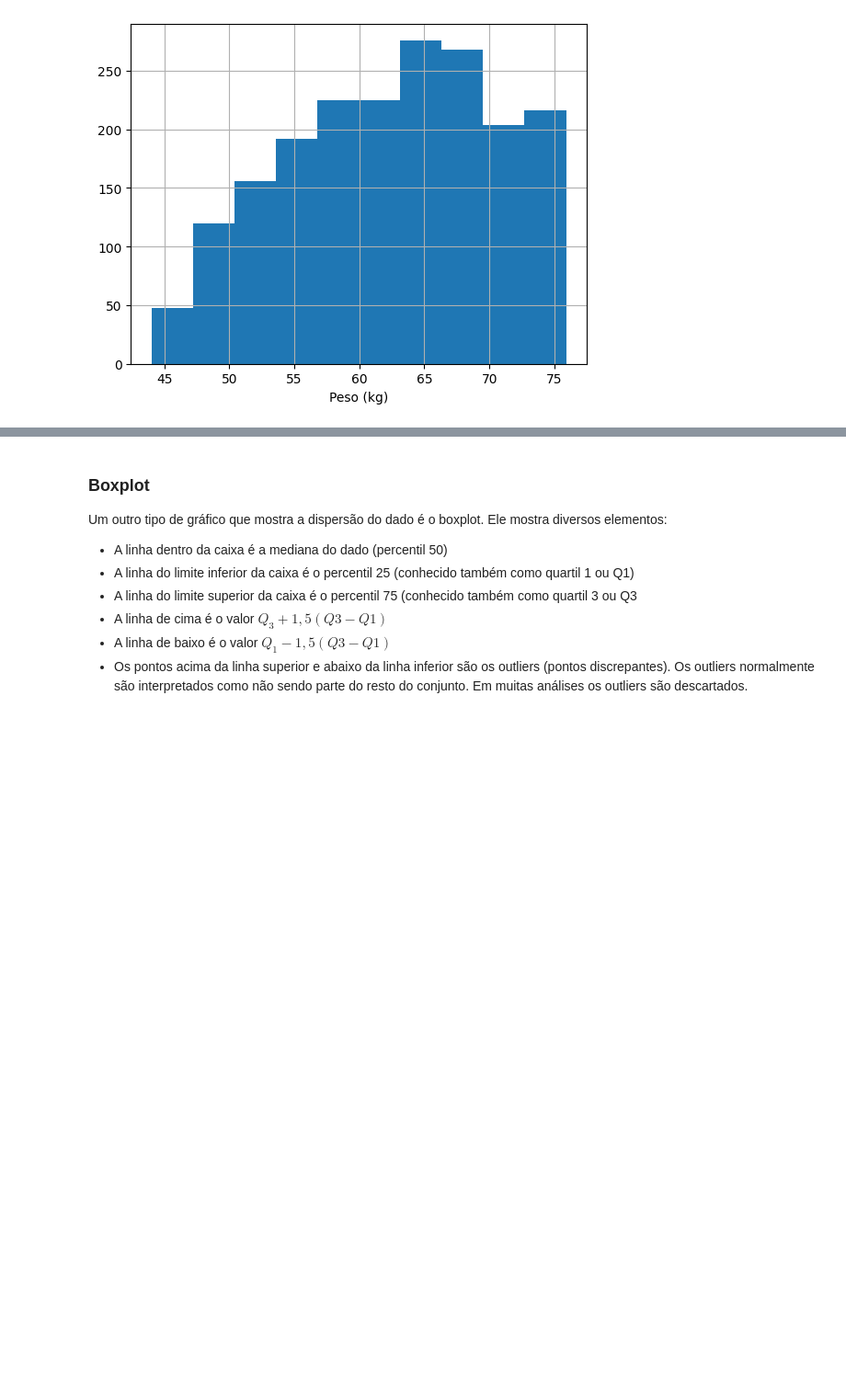
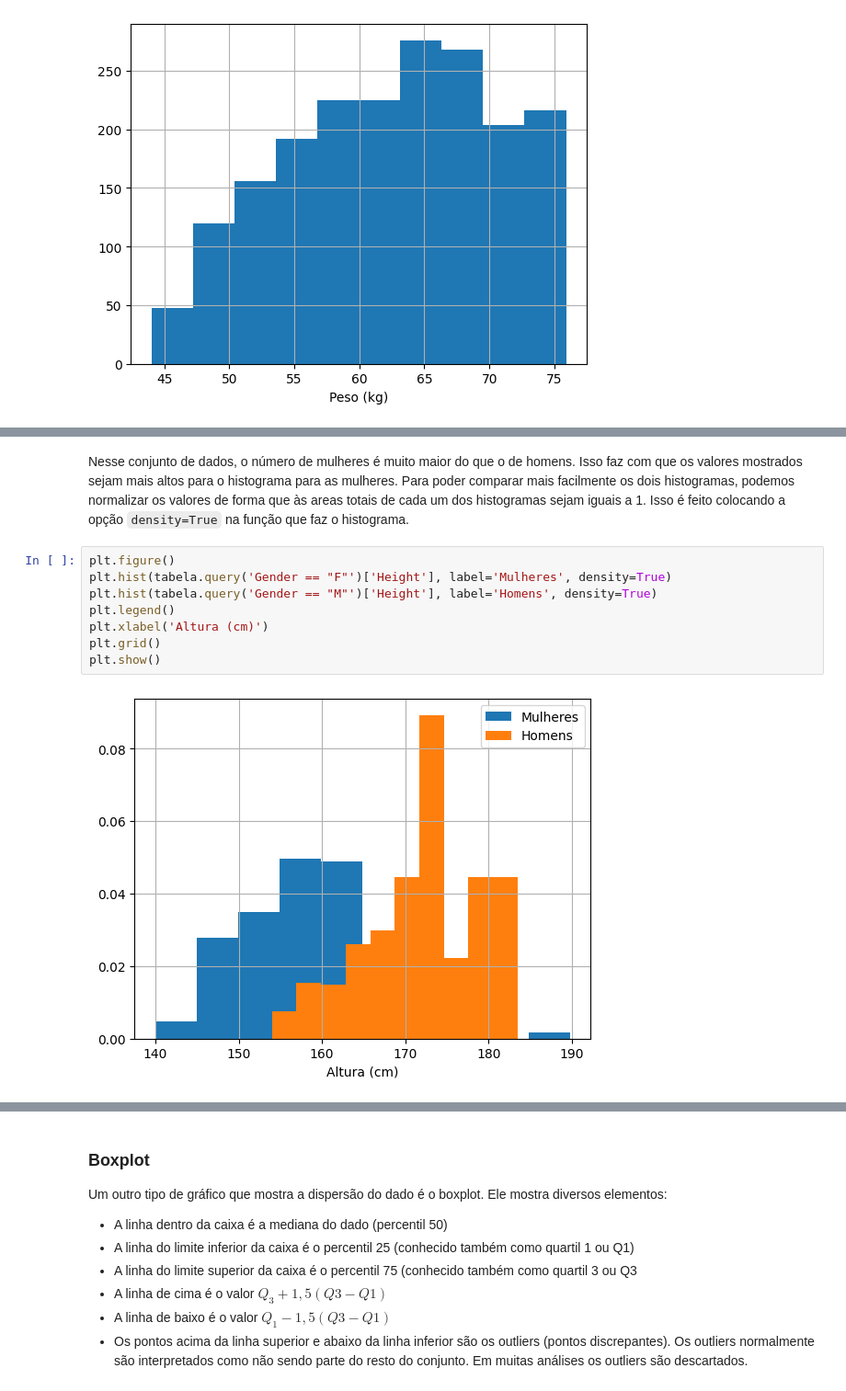
Before and after one commit to BMClab/BasesComputacionais, a Jupyter notebook: aula8/Estatistica.ipynb, the cells around one changed output, grey strips where cells are left out. Shown at 92% size. Drawn from its saved outputs; the diff is of its cells as text; blank space fills up the shorter version.

```diff
--- a/aula8/Estatistica.ipynb
+++ b/aula8/Estatistica.ipynb
@@ -547,0 +558,12 @@ plt.show()
+# %% [markdown]
+Nesse conjunto de dados, o número de mulheres é muito maior do que o de homens. Isso faz com que os valores mostrados sejam mais altos para o histograma para as mulheres. Para poder comparar mais facilmente os dois histogramas, podemos normalizar os valores de forma que às areas totais de cada um dos histogramas sejam iguais a 1. Isso é feito colocando a opção `density=True` na função que faz o histograma.
+# %%
+plt.figure()
+plt.hist(tabela.query('Gender == "F"')['Height'], label='Mulheres', density=True)
+plt.hist(tabela.query('Gender == "M"')['Height'], label='Homens', density=True)
+plt.legend()
+plt.xlabel('Altura (cm)')
+plt.grid()
+plt.show()
+# %% [output]
+[figure, added]
```
Also changed, not shown: parts of 5 cells of this notebook.
